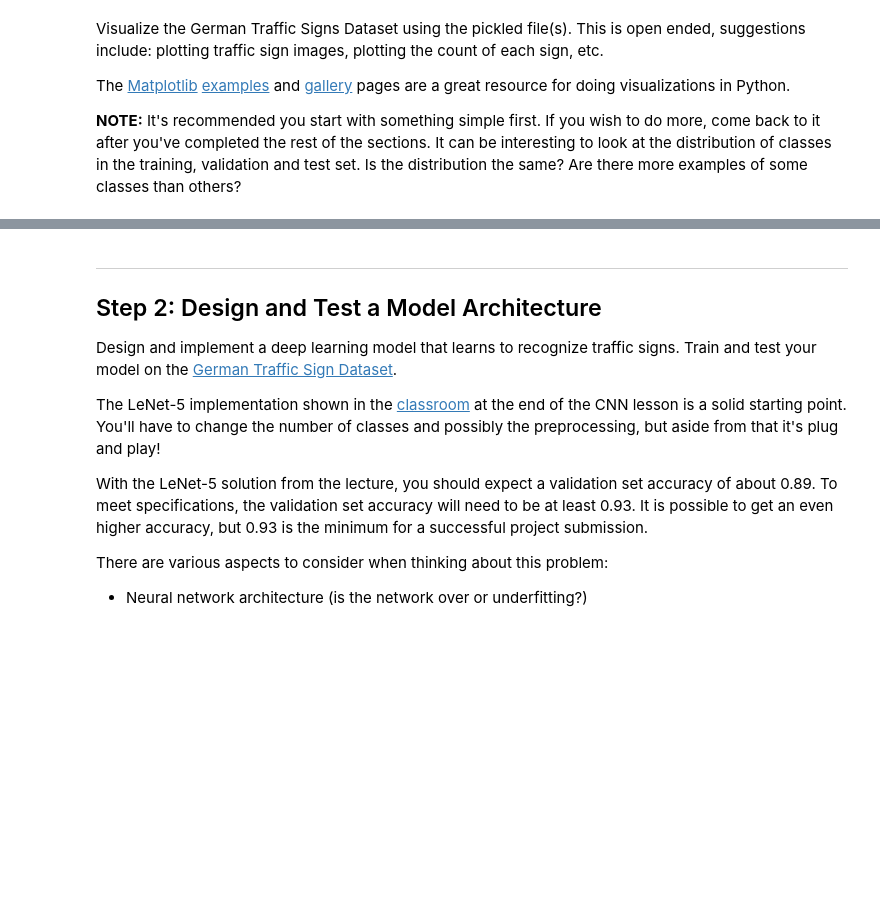
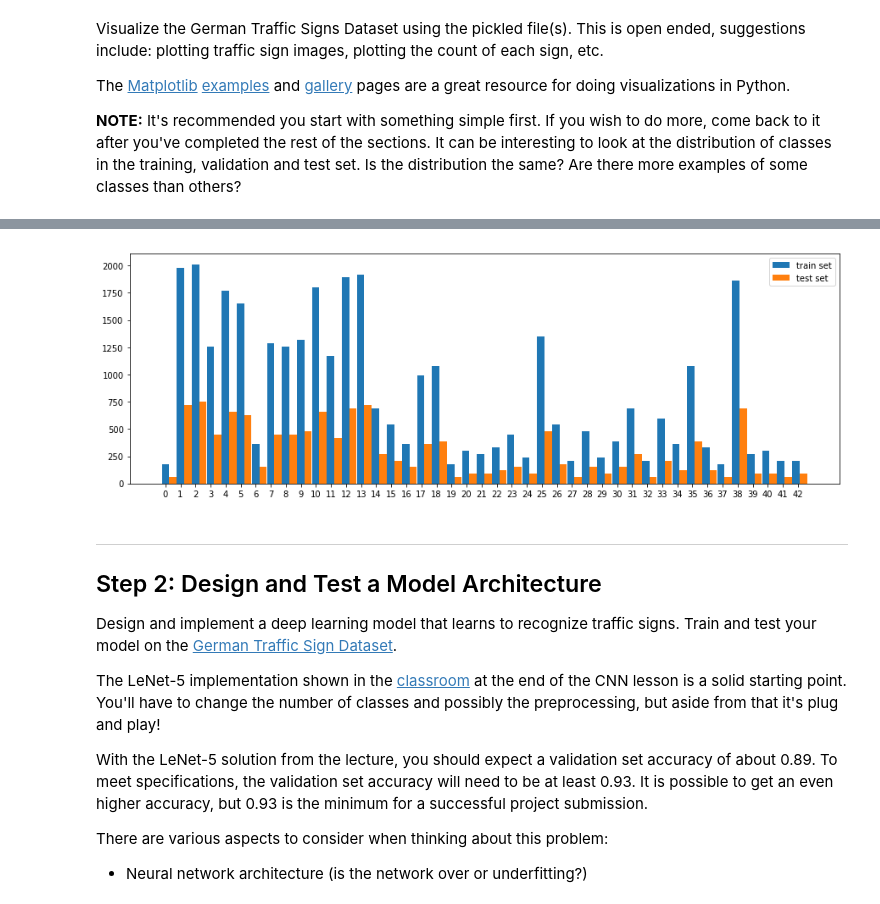
Before and after one commit to HairanWu/CarND-Traffic-Sign-Classifier-Project, a Jupyter notebook: Traffic_Sign_Classifier.ipynb, the cells around one changed output, grey strips where cells are left out. Cells and saved outputs as stored; diff of their text form; code cells hidden in the pictures; blank space fills up the shorter version.

```diff
--- a/Traffic_Sign_Classifier.ipynb
+++ b/Traffic_Sign_Classifier.ipynb
@@ -115,3 +129,22 @@ print(y_train[index])
+# %%
+# histogram of label frequency
+# show each class
+def coun_class_images(trainlabel,testlabel,sumclass):
+    hist_train, bins_train = np.histogram(trainlabel, bins=sumclass)
+    hist_test, bins_test = np.histogram(testlabel, bins=sumclass)
+    width = 0.5 * (bins_train[1] - bins_train[0])
+    #adjust center location 1.96
+    center = (bins_train[:-1] + bins_train[1:]) / 1.96
+    plt.figure(figsize=(15,5))
+    l1 = plt.bar(center-width, hist_train, align='center', width=width)
+    l2 = plt.bar(center, hist_test, align='center', width=width)
+    plt.legend((l1, l2), ('train set', 'test set'))
+    plt.xticks(np.arange(0, n_classes, 1) )
+    plt.show()
+# %%
+coun_class_images(y_train,y_test,n_classes)
+# %% [output]
+[figure, added]
 # %% [markdown]
 ----
 
```
Also changed, not shown: parts of 11 cells of this notebook.
